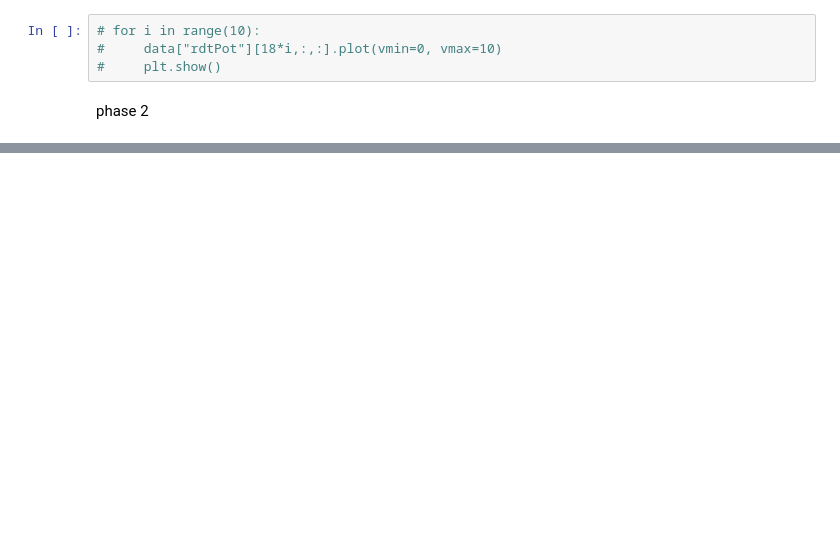
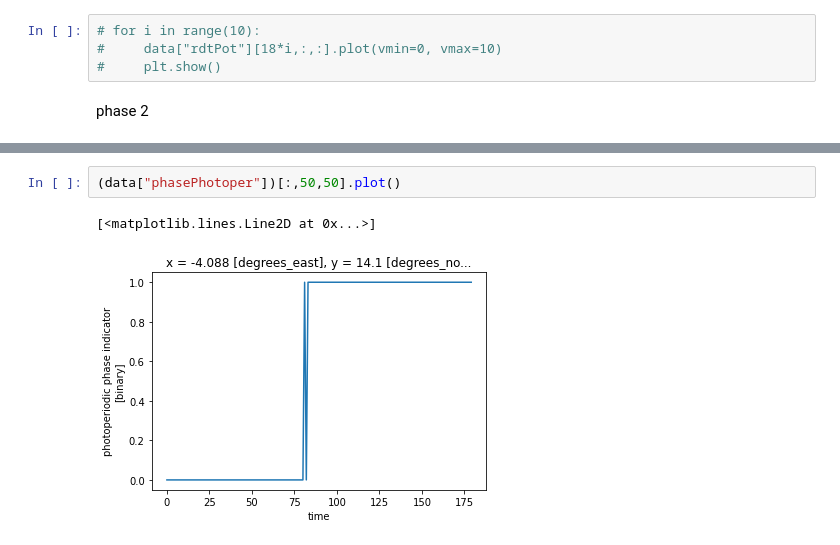
Before and after one commit to SARRA-cropmodels/SARRA-Py, a Jupyter notebook: notebooks/SARRA-Py_grid.ipynb, the cells around one changed output, grey strips where cells are left out. Drawn from its saved outputs; the diff is of its cells as text; blank space fills up the shorter version.

```diff
--- a/notebooks/SARRA-Py_grid.ipynb
+++ b/notebooks/SARRA-Py_grid.ipynb
@@ -225 +226,6 @@ phase 2
+# %%
+(data["phasePhotoper"])[:,50,50].plot()
+# %% [output]
+[<matplotlib.lines.Line2D at 0x...>]
+[figure, added]
 # %%
```
Also changed, not shown: parts of 11 cells of this notebook, 2 other files.
